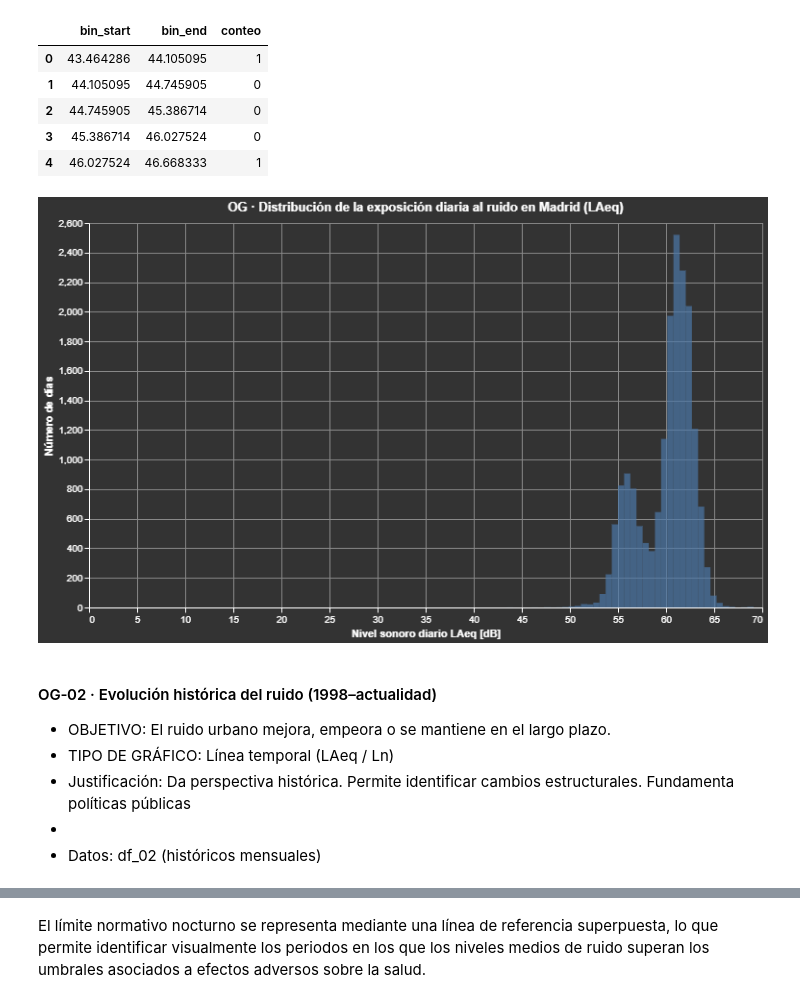
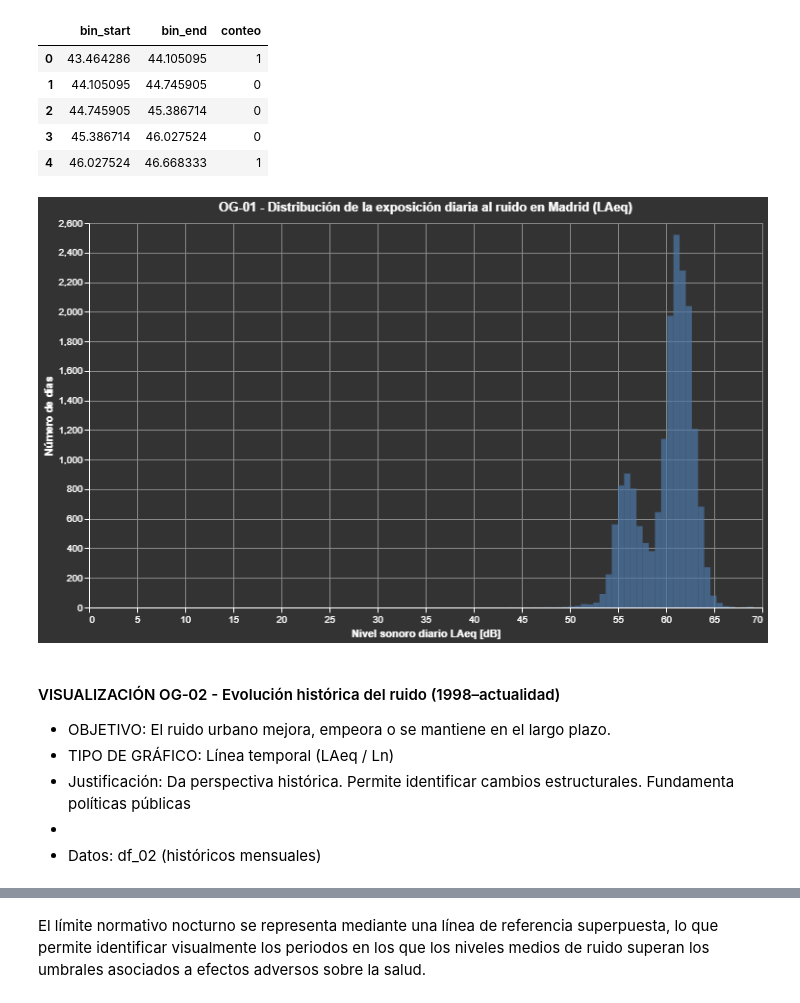
Before and after one commit to raq-abreu/Ruido-Visualizacion, a Jupyter notebook: notebooks entrega final/0G-Impacto ruido global.ipynb, the cells around one changed output, grey strips where cells are left out. Drawn from its saved outputs; the diff is of its cells as text; code cells hidden in the pictures.

```diff
--- a/notebooks entrega final/0G-Impacto ruido global.ipynb
+++ b/notebooks entrega final/0G-Impacto ruido global.ipynb
@@ -254,34 +242,34 @@ df_hist_og_01.head()
 # %%
 hist_og_01 = (
     alt.Chart(df_hist_og_01)
     .mark_rect(opacity=0.7)
     .encode(
         x=alt.X(
             "bin_start:Q",
             title="Nivel sonoro diario LAeq [dB]"
         ),
         x2=alt.X2("bin_end:Q"),
         y=alt.Y(
             "conteo:Q",
             title="Número de días"
         ),
         tooltip=[
             alt.Tooltip("conteo:Q", title="Días")
         ]
     )
     .properties(
         width=700,
         height=400,
-        title="OG · Distribución de la exposición diaria al ruido en Madrid (LAeq)"
+        title="OG-01 - Distribución de la exposición diaria al ruido en Madrid (LAeq)"
     )
     .interactive()
 )
 
 hist_og_01
 # %% [output]
-[figure, old version]
+[figure, new version]
 # %% [markdown]
- #### OG‑02 · Evolución histórica del ruido (1998–actualidad)
+ #### VISUALIZACIÓN OG‑02 - Evolución histórica del ruido (1998–actualidad)
 * OBJETIVO: El ruido urbano mejora, empeora o se mantiene en el largo plazo.
 * TIPO DE GRÁFICO: Línea temporal (LAeq / Ln)
 * Justificación: Da perspectiva histórica. Permite identificar cambios estructurales. Fundamenta políticas públicas
```
Also changed, not shown: parts of 15 cells of this notebook, 3 other files.
